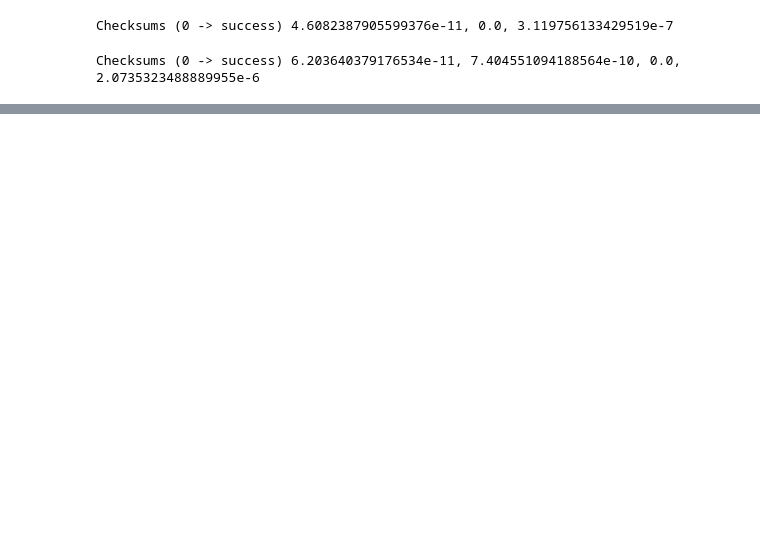
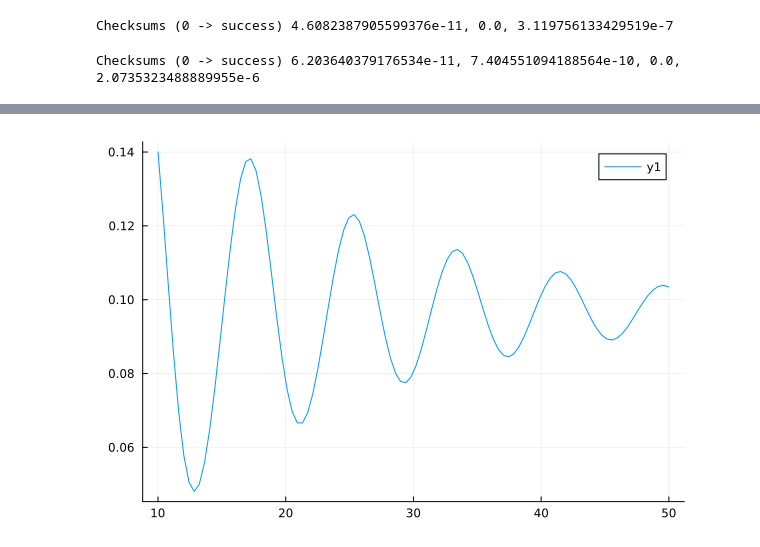
Before and after one commit to Atomtomate/MFDecoupling.jl, a Jupyter notebook: notebooks/CheckAgainstOld.ipynb, the cells around one changed output, grey strips where cells are left out. Saved outputs shown, nothing was run; the diff lists cells and outputs as text; code cells hidden in the pictures; blank space fills up the shorter version.

```diff
--- a/notebooks/CheckAgainstOld.ipynb
+++ b/notebooks/CheckAgainstOld.ipynb
@@ -133,3 +134,13 @@ t3_c = sum(abs.(sol1_c.u[2,1] .- sol4_c.u[2,1]))
 println("Checksums (0 -> success) $t1_rc, $t1_c, $t2_c, $t3_c")
 # %% [output]
 Checksums (0 -> success) 6.203640379176534e-11, 7.404551094188564e-10, 0.0, 2.0735323488889955e-6
+# %%
+tmin::Float64 = 0.0
+tmax::Float64 = 50.0
+tspan = (tmin,tmax)
+
+UQuench = 1.0
+VQuench = 0.5;
+tlist = LinRange(10.0,50,100)
+prob_r = MFDecoupling.ODEProblem(rhsf!,X0_real_new, tspan, p_0);
+@time sol2_r = MFDecoupling.solve(prob_r, alg_impl2_r; abstol=rtol, reltol=atol, save_idxs=idxs_list, saveat=tlist);
@@ -135,0 +166,4 @@ Checksums (0 -> success) 6.203640379176534e-11, 7.404551094188564e-10, 0.0, 2.07
+# %%
+plot(tlist,sol2_r[1,:])
+# %% [output]
+[figure, added]
```
Also changed, not shown: parts of 8 cells of this notebook, 2 other files.
